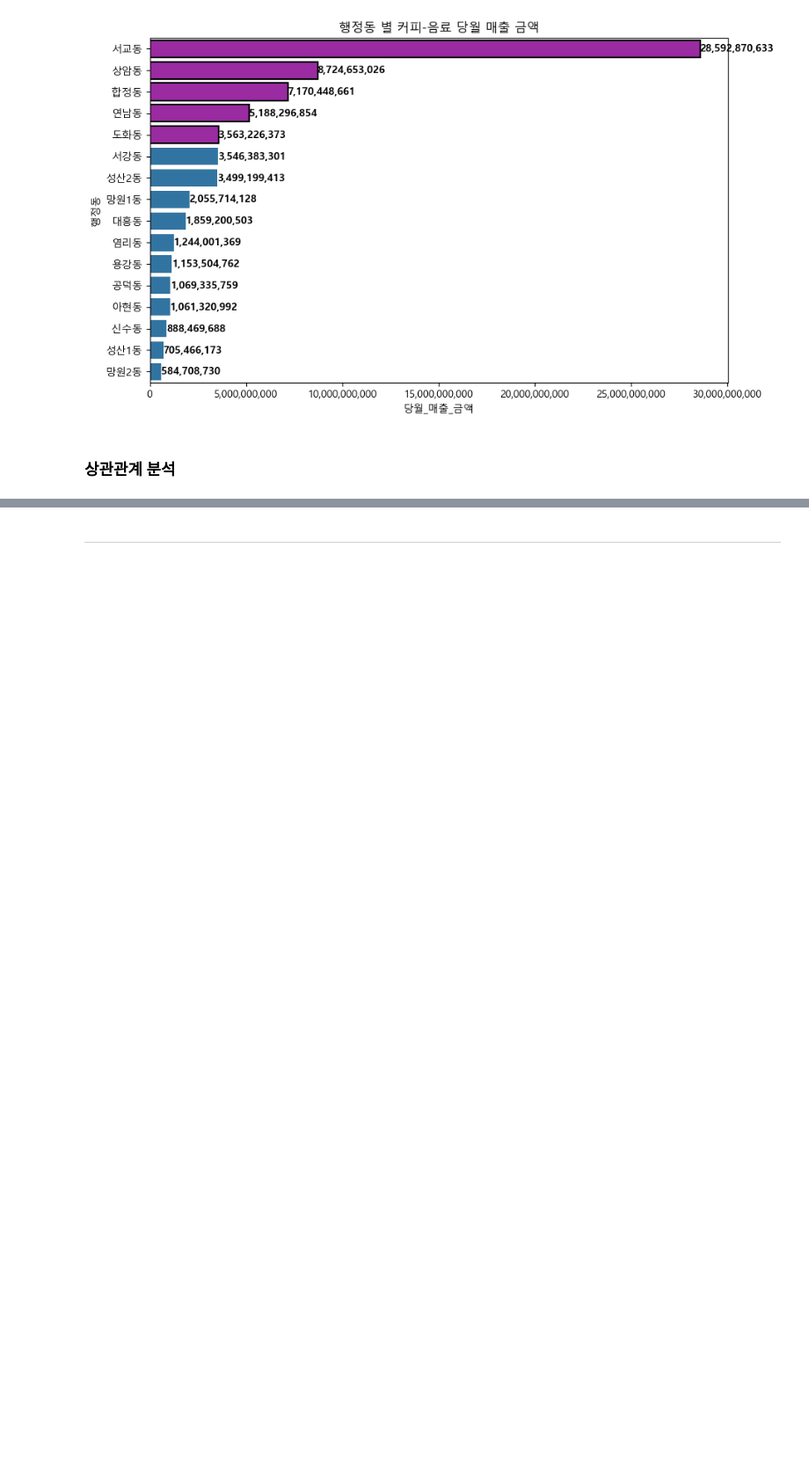
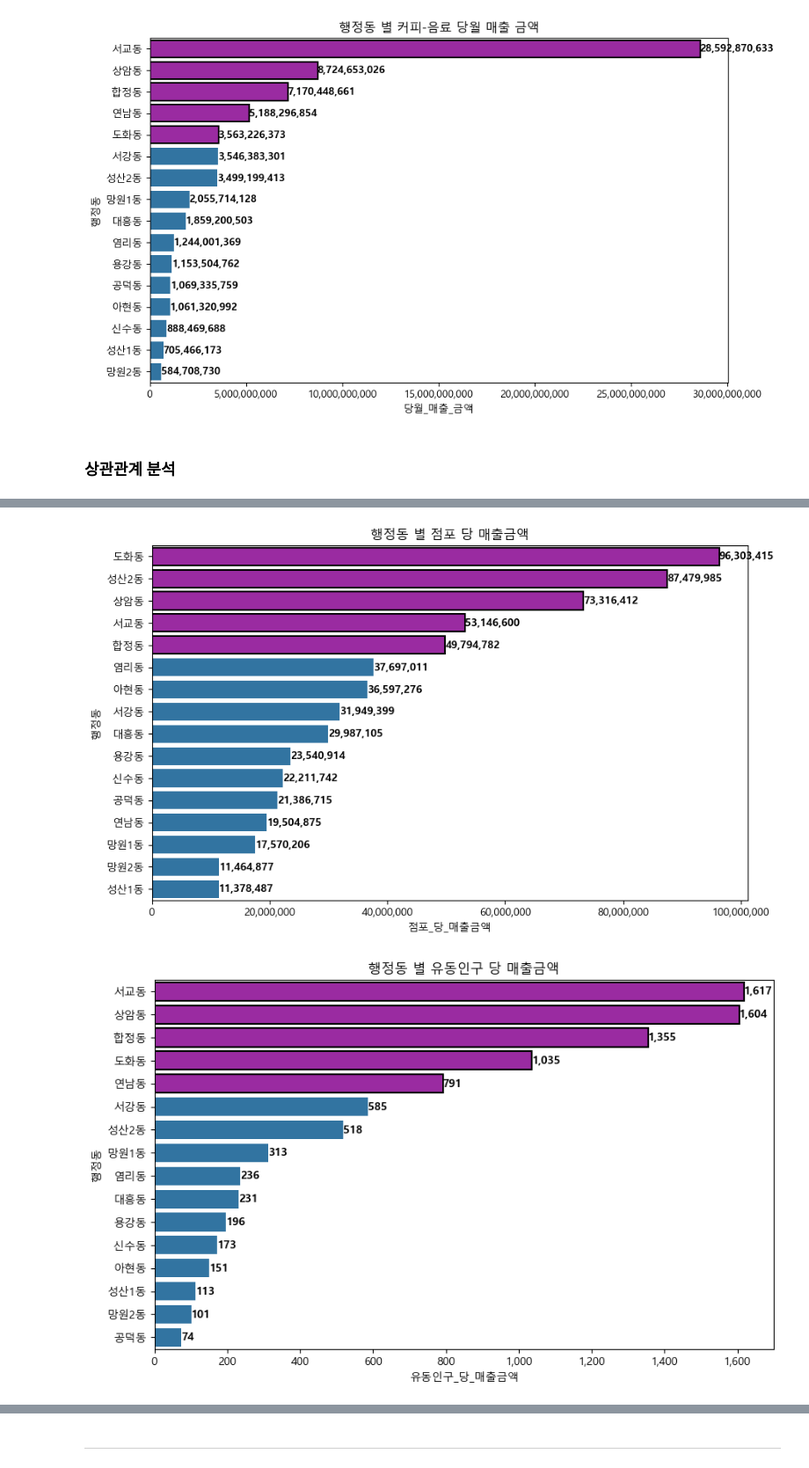
Before and after one commit to marksmylife/TIL, a Jupyter notebook: Project/공공 데이터 기반의 카페 입지 전략 분석/Bigdata_code.ipynb, the cells around one changed output, grey strips where cells are left out. Shown at 88% size. Cells and saved outputs as stored; diff of their text form; code cells hidden in the pictures; blank space fills up the shorter version.

```diff
--- a/Project/공공 데이터 기반의 카페 입지 전략 분석/Bigdata_code.ipynb
+++ b/Project/공공 데이터 기반의 카페 입지 전략 분석/Bigdata_code.ipynb
@@ -386,0 +303,15 @@ seoul_map_filtered
+# %%
+# 상관관계가 0.7 이상의 높은 열 생성
+# 0.65의 2가지도 사용
+
+# '점포 당 매출금액' 계산 및 추가 : 0.93
+grouped_data_dong['점포_당_매출금액'] = grouped_data_dong['당월_매출_금액'] / grouped_data_dong['점포_수']
+
+# '유동인구 당 매출금액' 계산 및 추가 : 0.66
+grouped_data_dong['유동인구_당_매출금액'] = grouped_data_dong['당월_매출_금액'] / grouped_data_dong['총_유동인구_수']
+
+# '점포 당 유동인구수' 계산 및 추가 : 0.65
+grouped_data_dong['점포_당_유동인구수'] = grouped_data_dong['총_유동인구_수'] / grouped_data_dong['점포_수']
+
+# 결과 확인
+grouped_data_dong
@@ -386,0 +336,36 @@ seoul_map_filtered
+# %%
+import matplotlib.pyplot as plt
+import seaborn as sns
+from matplotlib import ticker
+
+# 각 데이터프레임 및 필요한 정보를 리스트 형태로 준비
+dataframes = [grouped_data_dong] * 3
+columns = ['점포_당_매출금액', '유동인구_당_매출금액', '점포_당_유동인구수']
+titles = ['행정동 별 점포 당 매출금액', '행정동 별 유동인구 당 매출금액', '행정동 별 점포 당 유동인구수']
+
+# 각 데이터프레임에 대해 바 차트 생성
+for df, col, title in zip(dataframes, columns, titles):
+    plt.figure(figsize=(10, 6))
+    barplot = sns.barplot(x=col, y='행정동_코드_명', data=df, order=df.sort_values(col, ascending=False)['행정동_코드_명'])
+    plt.title(title)
+    plt.xlabel(col)
+    plt.ylabel('행정동')
+    plt.gca().xaxis.set_major_formatter(ticker.FuncFormatter(lambda x, p: format(int(x), ',')))
+    for i, bar in enumerate(barplot.patches):
+        plt.text(bar.get_width() + 0.1, bar.get_y() + bar.get_height() / 2,
+                 f'{bar.get_width():,.0f}',
+                 ha='left', va='center', fontweight='bold', color='black')
+        if i < 5:
+            bar.set_edgecolor('black')
+            bar.set_linewidth(1.5)
+            bar.set_facecolor('#9A2BA1')
+
+
+    filename = f"{title}.png"
+    plt.savefig(filename)
+#      plt.close()
+
+plt.show()
+# %% [output]
+[figure, added]
+[figure, added]
```
Also changed, not shown: parts of 32 cells of this notebook, 15 other files.
